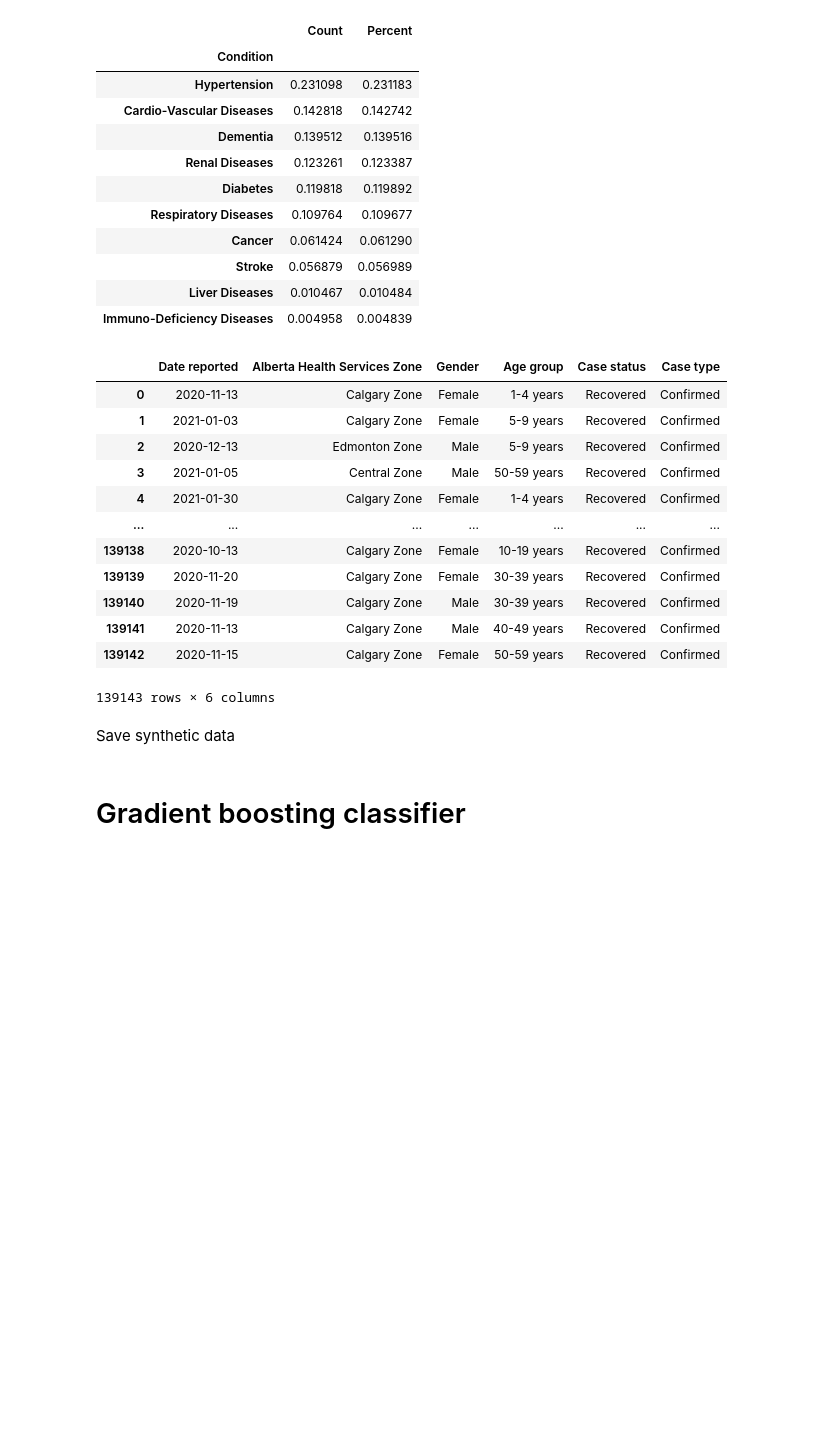
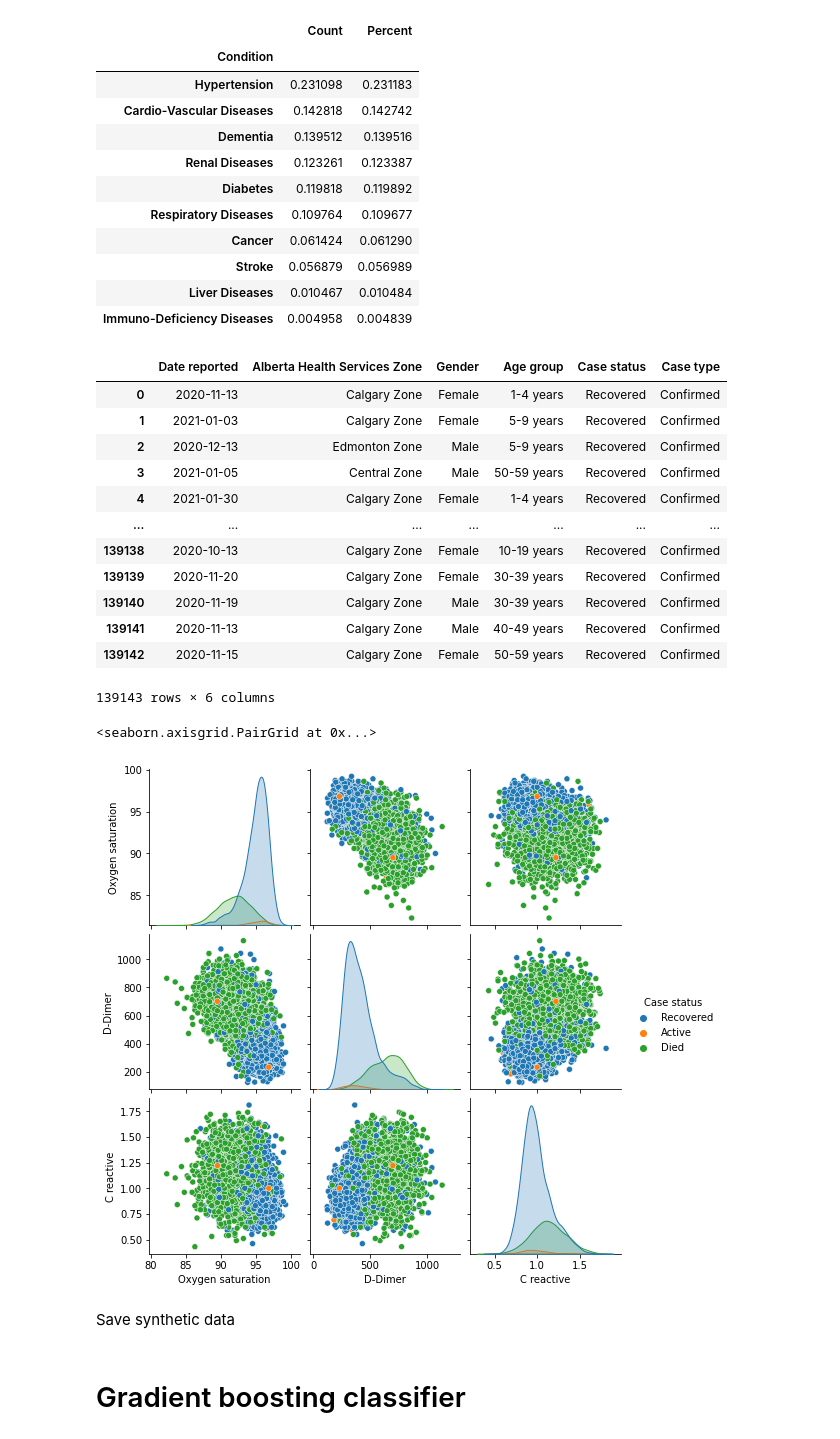
Before and after one commit to ccontrer/20-08Covid19Physiology, a Jupyter notebook: python/04 COVID-19 Alberta synthetic data.ipynb, the cells around one changed output. Saved outputs shown, nothing was run; the diff lists cells and outputs as text; code cells hidden in the pictures; blank space fills up the shorter version.

```diff
--- a/python/04 COVID-19 Alberta synthetic data.ipynb
+++ b/python/04 COVID-19 Alberta synthetic data.ipynb
@@ -255,12 +255,12 @@ def c_reactive(x):
     ages = ['Under 1 year', '1-4 years', '5-9 years', '10-19 years', '20-29 years',
        '30-39 years', '40-49 years', '50-59 years', '60-69 years',
        '70-79 years', '80+ years', 'Unknown']
-    mus = [[0.92, 0.92, 0.92, 0.92, 0.92, 0.92, 0.92, 0.92, 1.04, 1.04, 1.04, np.nan],
-             [0.92, 0.92, 0.92, 0.92, 0.92, 0.92, 0.92, 0.92, 1.04, 1.14, 1.14, np.nan],
-             [0.92, 0.92, 0.92, 0.92, 0.92, 0.92, 0.92, 0.92, 1.04, 1.04, 1.04, np.nan]]
-    sigmas =  [[0.17, 0.17, 0.17, 0.17, 0.17, 0.17, 0.17, 0.17, 0.28, 0.28, 0.28, np.nan],
-             [0.17, 0.17, 0.17, 0.17, 0.17, 0.17, 0.17, 0.17, 0.28, 0.28, 0.28, np.nan],
-             [0.17, 0.17, 0.17, 0.17, 0.17, 0.17, 0.17, 0.17, 0.28, 0.28, 0.28, np.nan]]
+    mus = [[0.92, 0.92, 0.92, 0.92, 0.92, 0.92, 0.92, 0.92, 1.16, 1.18, 1.12, np.nan],
+             [0.92, 0.92, 0.92, 0.92, 0.92, 0.92, 0.92, 0.92, 1.16, 1.20, 1.14, np.nan],
+             [0.92, 0.92, 0.92, 0.92, 0.92, 0.92, 0.92, 0.92, 1.16, 1.18, 1.12, np.nan]]
+    sigmas =  [[0.11, 0.11, 0.11, 0.11, 0.11, 0.11, 0.11, 0.11, 0.18, 0.18, 0.18, np.nan],
+              [0.11, 0.11, 0.11, 0.11, 0.11, 0.11, 0.11, 0.11, 0.18, 0.18, 0.18, np.nan],
+              [0.11, 0.11, 0.11, 0.11, 0.11, 0.11, 0.11, 0.11, 0.18, 0.18, 0.18, np.nan]]
     ix1 = gender.index(x['Gender'])
     ix2 = ages.index(x['Age group'])
     value = rd.gauss(mu=mus[ix1][ix2], sigma=sigmas[ix1][ix2])
@@ -324,8 +322,8 @@ def synthetic_information(x):
         value.append(oxygen_saturation(x))
         # D-dimer
         value.append(d_dimer(x))
-        # Oxygen saturation
-        value.append(oxygen_saturation(x))
+        # C-reactive
+        value.append(c_reactive(x))
     else:
         value.append(np.nan)
         value.append(np.nan)
@@ -351,6 +349,11 @@ data
 139143 rows × 6 columns
 # %%
 synthetic = data.apply(synthetic_information, axis=1)
+# %%
+sns.pairplot(data=synthetic, vars=['Oxygen saturation', 'D-Dimer', 'C reactive'], hue="Case status")
+# %% [output]
+<seaborn.axisgrid.PairGrid at 0x...>
+[figure, added]
 # %% [markdown]
 Save synthetic data
 # %%
```
Also changed, not shown: parts of 14 cells of this notebook, 46 other files.
